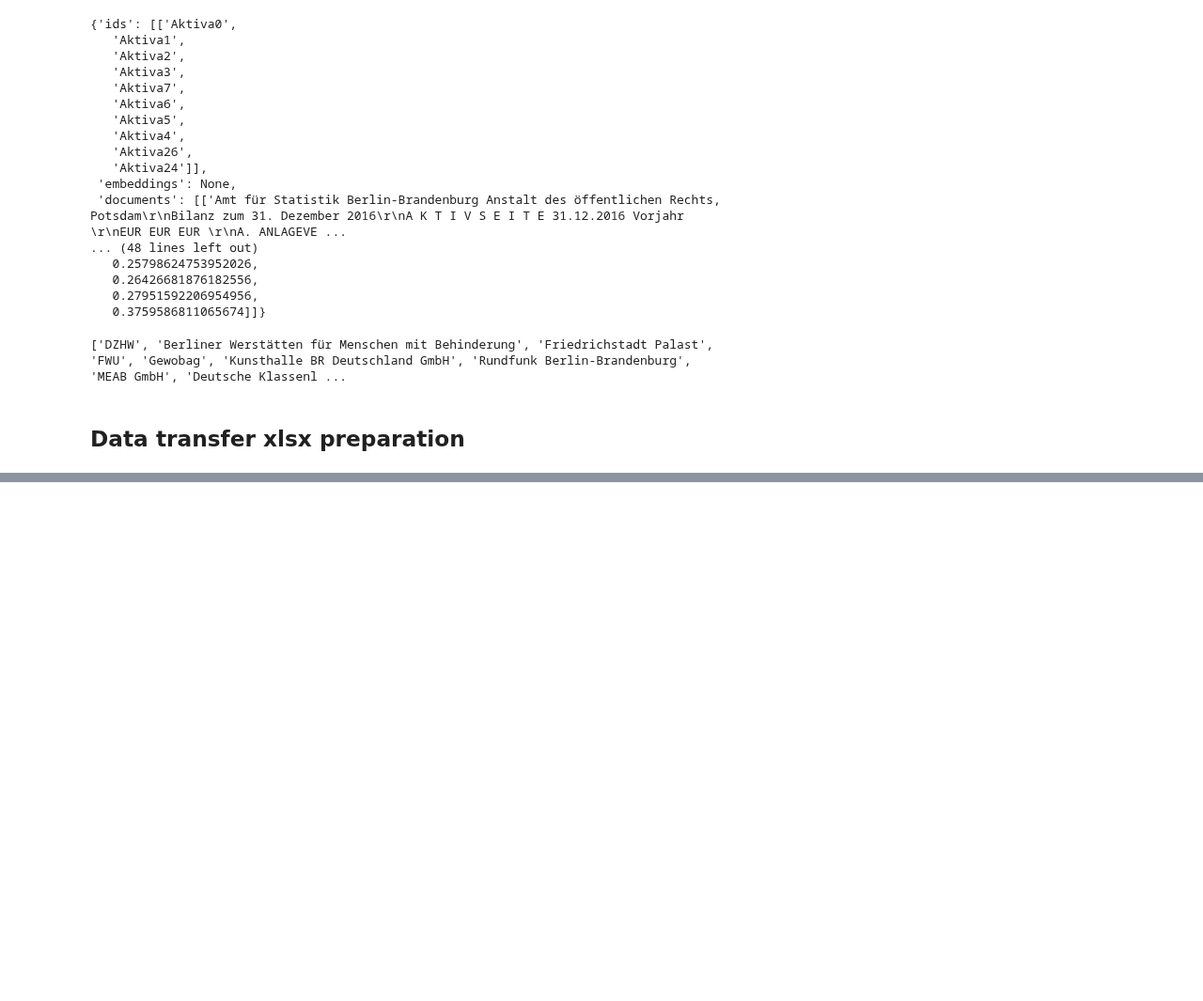
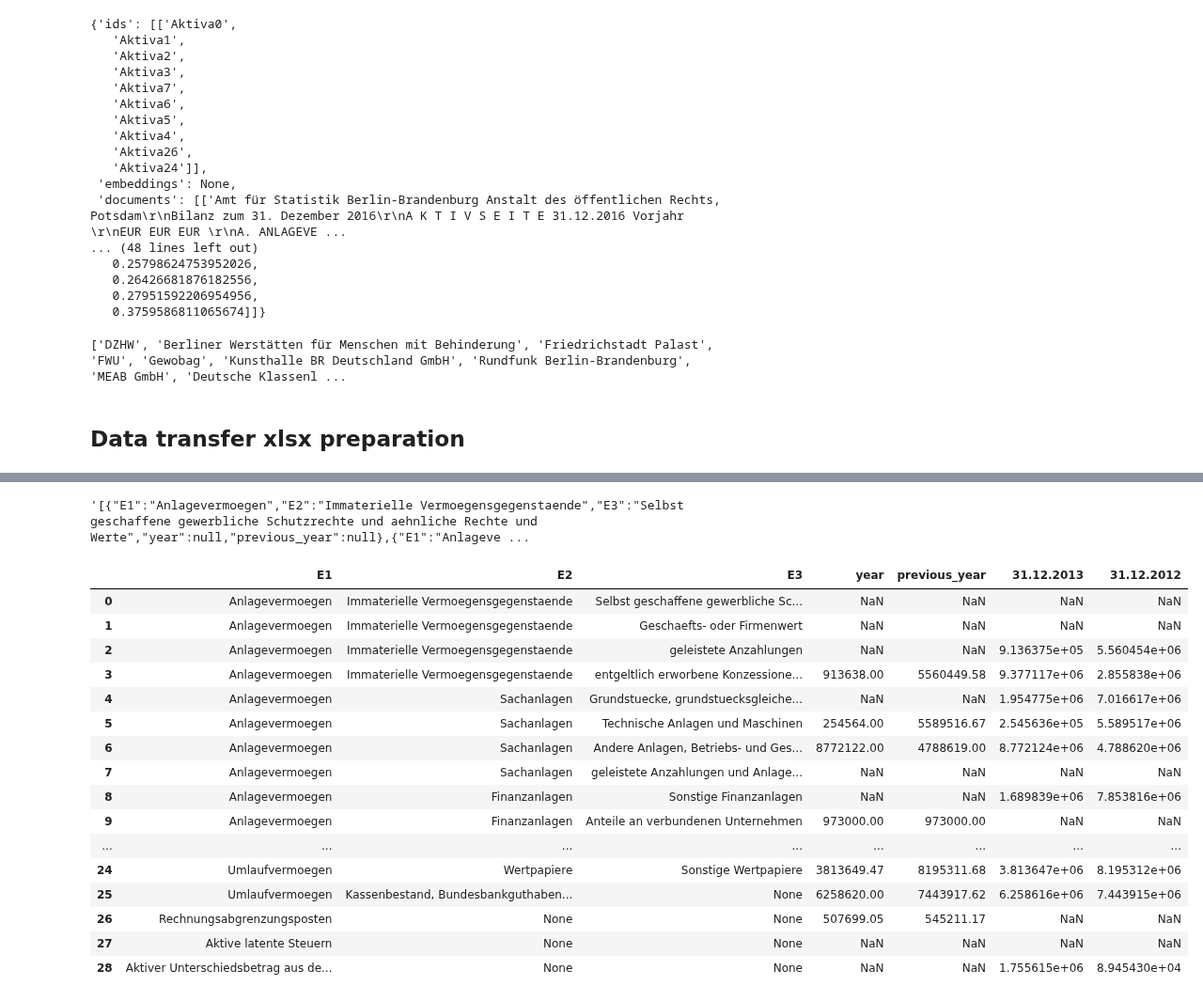
Before and after one commit to Famondir/Thesis, a Jupyter notebook: Python/table_extraction_vllm.ipynb, the cells around one changed output, grey strips where cells are left out. Shown at 94% size. Cells and saved outputs as stored; diff of their text form; code cells hidden in the pictures; blank space fills up the shorter version.

Commit message:
added markdown extraction

```diff
--- a/Python/table_extraction_vllm.ipynb
+++ b/Python/table_extraction_vllm.ipynb
@@ -835,0 +886,5 @@ for subfolder in subfolders:
+# %%
+from pprint import pprint
+
+md = replace_special_characters(df.dropna(subset=[df.columns[-1]]).to_markdown(index=False))
+print(md)
@@ -835,0 +931,33 @@ for subfolder in subfolders:
+# %%
+text = md
+data = df
+ebnf_data = ref_data.merge(data, how="left", on=["E1", "E2", "E3"]) # filters entries that can be generated by strict ebnf
+# %%
+
+sample = [entry for entry in activa]
+examples, solutions = get_random_examples_md(sample, n=5)
+
+for i in range(1, 5):
+    messages = get_messages_static_example(text, examples, solutions)
+    pprint(messages)
+    completion = client.chat.completions.create(
+        model=model,
+        messages=messages,
+        extra_body={
+            "guided_grammar": ebnf_grammar,
+            # 'use_beam_search': True
+        },
+        max_tokens=8192,
+        # temperature=0.2,
+    )
+
+    result = completion.choices[0].message.content
+    # print(result)
+    try:
+        df = pd.DataFrame(parse_json(result))
+        df = df.merge(ebnf_data, how="left", on=["E1", "E2", "E3"])
+        # print(df)
+        # df.to_csv(filepath.replace(".pdf", ".csv"), index=False)
+        break
+    except json.JSONDecodeError as e:
+        print(f"Loop {i}: Error decoding JSON for {filepath}: {e}")
@@ -835,0 +982,24 @@ for subfolder in subfolders:
+# %%
+result
+# %% [output]
+'[{"E1":"Anlagevermoegen","E2":"Immaterielle Vermoegensgegenstaende","E3":"Selbst geschaffene gewerbliche Schutzrechte und aehnliche Rechte und Werte","year":null,"previous_year":null},{"E1":"Anlageve ...
+# %%
+df
+# %% [output]
+|  | E1 | E2 | E3 | year | previous_year | 31.12.2013 | 31.12.2012 |
+| 0 | Anlagevermoegen | Immaterielle Vermoegensgegenstaende | Selbst geschaffene gewerbliche Sc... | NaN | NaN | NaN | NaN |
+| 1 | Anlagevermoegen | Immaterielle Vermoegensgegenstaende | Geschaefts- oder Firmenwert | NaN | NaN | NaN | NaN |
+| 2 | Anlagevermoegen | Immaterielle Vermoegensgegenstaende | geleistete Anzahlungen | NaN | NaN | 9.136375e+05 | 5.560454e+06 |
+| 3 | Anlagevermoegen | Immaterielle Vermoegensgegenstaende | entgeltlich erworbene Konzessione... | 913638.00 | 5560449.58 | 9.377117e+06 | 2.855838e+06 |
+| 4 | Anlagevermoegen | Sachanlagen | Grundstuecke, grundstuecksgleiche... | NaN | NaN | 1.954775e+06 | 7.016617e+06 |
+| 5 | Anlagevermoegen | Sachanlagen | Technische Anlagen und Maschinen | 254564.00 | 5589516.67 | 2.545636e+05 | 5.589517e+06 |
+| 6 | Anlagevermoegen | Sachanlagen | Andere Anlagen, Betriebs- und Ges... | 8772122.00 | 4788619.00 | 8.772124e+06 | 4.788620e+06 |
+| 7 | Anlagevermoegen | Sachanlagen | geleistete Anzahlungen und Anlage... | NaN | NaN | NaN | NaN |
+| 8 | Anlagevermoegen | Finanzanlagen | Sonstige Finanzanlagen | NaN | NaN | 1.689839e+06 | 7.853816e+06 |
+| 9 | Anlagevermoegen | Finanzanlagen | Anteile an verbundenen Unternehmen | 973000.00 | 973000.00 | NaN | NaN |
+| ... | ... | ... | ... | ... | ... | ... | ... |
+| 24 | Umlaufvermoegen | Wertpapiere | Sonstige Wertpapiere | 3813649.47 | 8195311.68 | 3.813647e+06 | 8.195312e+06 |
+| 25 | Umlaufvermoegen | Kassenbestand, Bundesbankguthaben... | None | 6258620.00 | 7443917.62 | 6.258616e+06 | 7.443915e+06 |
+| 26 | Rechnungsabgrenzungsposten | None | None | 507699.05 | 545211.17 | NaN | NaN |
+| 27 | Aktive latente Steuern | None | None | NaN | NaN | NaN | NaN |
+| 28 | Aktiver Unterschiedsbetrag aus de... | None | None | NaN | NaN | 1.755615e+06 | 8.945430e+04 |
```
Also changed, not shown: parts of 12 cells of this notebook, 1 other file.
